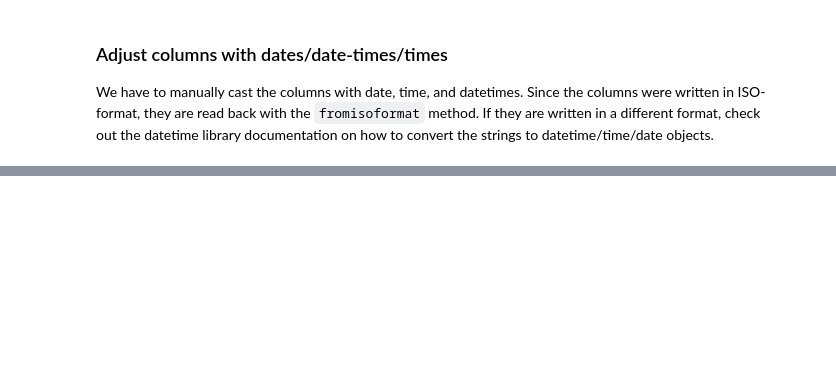
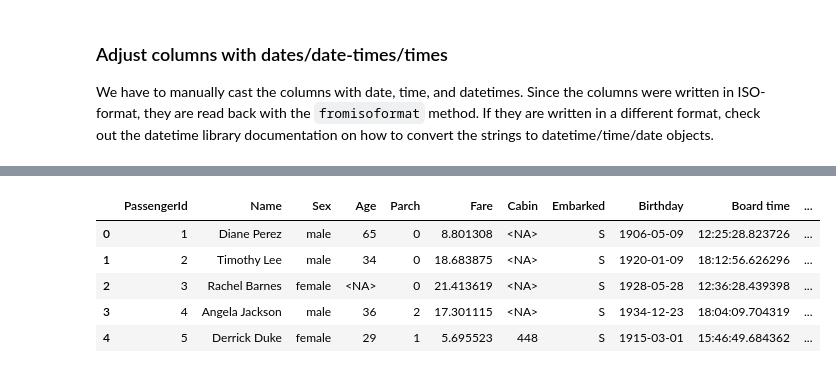
Before and after one commit to sodascience/metasyn, a Jupyter notebook: examples/advanced_tutorial.ipynb, the cells around one changed output, grey strips where cells are left out. Cells and saved outputs as stored; diff of their text form; code cells hidden in the pictures; blank space fills up the shorter version.

```diff
--- a/examples/advanced_tutorial.ipynb
+++ b/examples/advanced_tutorial.ipynb
@@ -95,0 +95,14 @@ dataset.synthesize(100)
+# %%
+meta_dataset = MetaDataset.from_dataframe(
+    df,
+    unique={"PassengerId": True},
+    distribution={"Name": "faker.name"   # Use fake names -> no original data is used.
+                 })
+meta_dataset.synthesize(5)
+# %% [output]
+|  | PassengerId | Name | Sex | Age | Parch | Fare | Cabin | Embarked | Birthday | Board time | ... |
+| 0 | 1 | Diane Perez | male | 65 | 0 | 8.801308 | <NA> | S | 1906-05-09 | 12:25:28.823726 | ... |
+| 1 | 2 | Timothy Lee | male | 34 | 0 | 18.683875 | <NA> | S | 1920-01-09 | 18:12:56.626296 | ... |
+| 2 | 3 | Rachel Barnes | female | <NA> | 0 | 21.413619 | <NA> | S | 1928-05-28 | 12:36:28.439398 | ... |
+| 3 | 4 | Angela Jackson | male | 36 | 2 | 17.301115 | <NA> | S | 1934-12-23 | 18:04:09.704319 | ... |
+| 4 | 5 | Derrick Duke | female | 29 | 1 | 5.695523 | 448 | S | 1915-03-01 | 15:46:49.684362 | ... |
```
Also changed, not shown: parts of 19 cells of this notebook, 4 other files.
